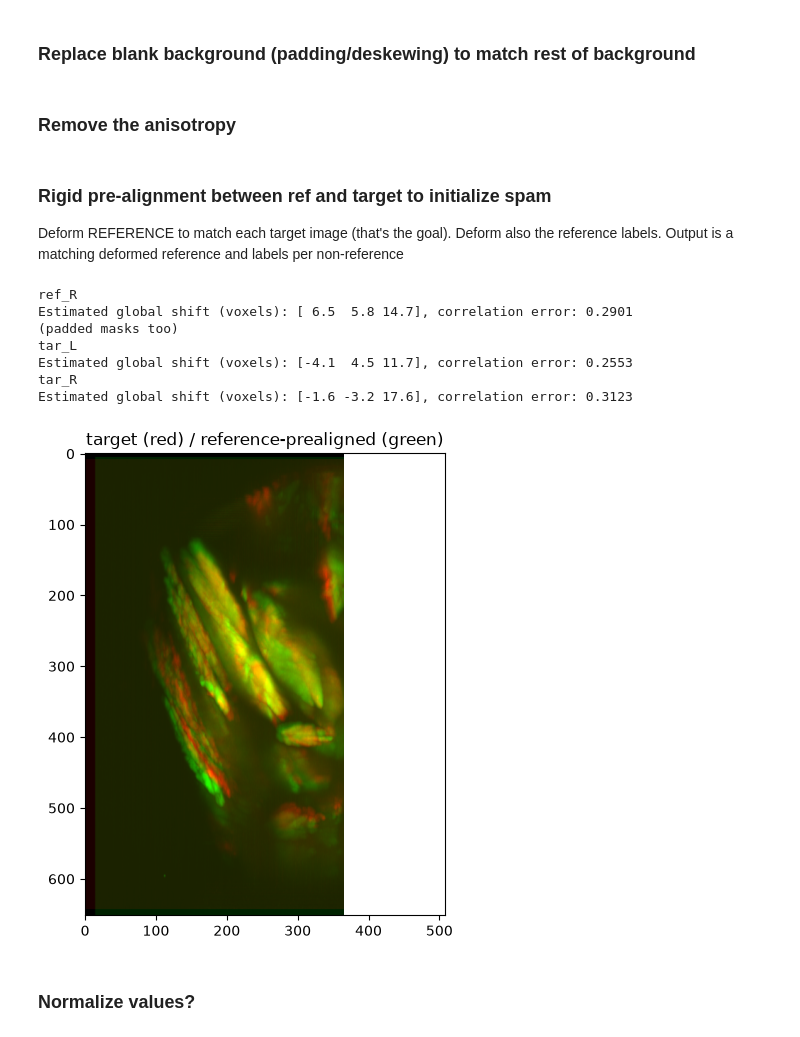
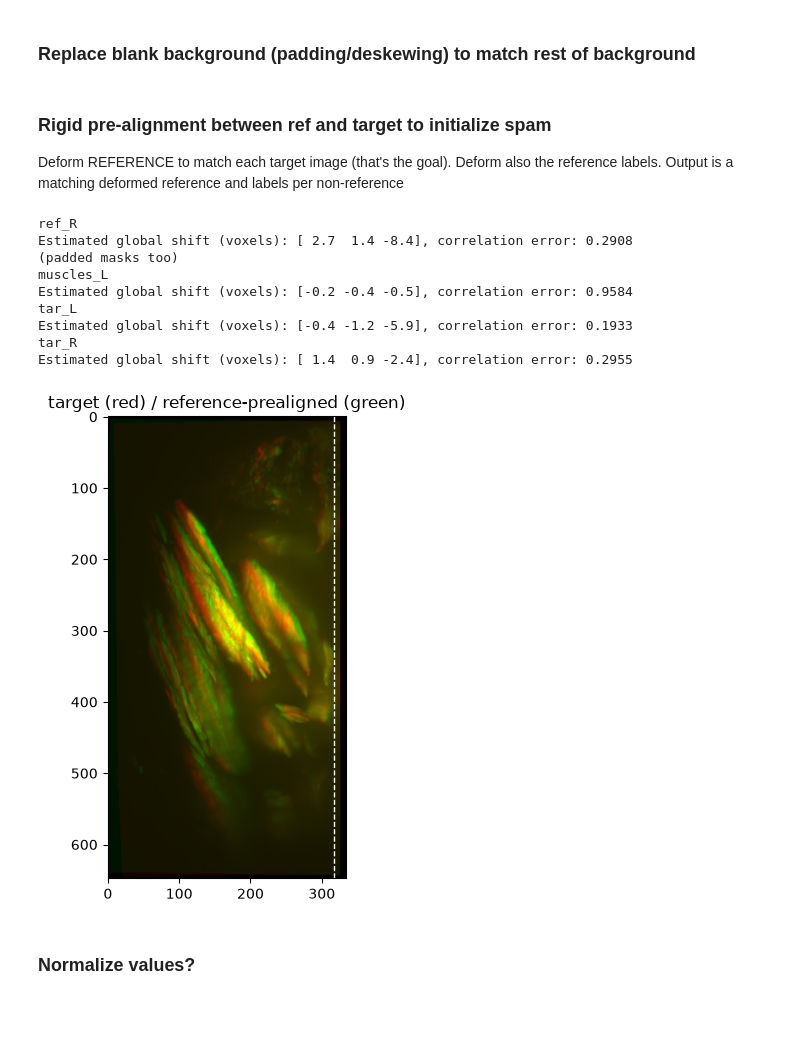
Before and after one commit to azmaite/Devel, a Jupyter notebook: Pupa_muscle_imaging/SPAM_registration/spam_pipeline.ipynb, the cells around one changed output. Cells and saved outputs as stored; diff of their text form; code cells hidden in the pictures; blank space fills up the shorter version.

```diff
--- a/Pupa_muscle_imaging/SPAM_registration/spam_pipeline.ipynb
+++ b/Pupa_muscle_imaging/SPAM_registration/spam_pipeline.ipynb
@@ -42,14 +42,14 @@ folder_tar = main_path / '260422_V-7_MHC-GCaMP8m_SCAPE' / 'sample1_run12'
 # %%
 # load the reference and target images and voxel ratio
 PROJECTION_FILE_NAME = "projection_images.h5"
-PROJ_TYPE = 'max_proj'
+PROJ_TYPE = 'min_proj'
 
-h5_path_ref = folder_ref / PROJECTION_FILE_NAME
+h5_path_ref = folder_ref / 'analysis' / PROJECTION_FILE_NAME
 with h5py.File(h5_path_ref, 'r') as f:
     proj_ref = f[PROJ_TYPE][:]
     voxel_sizes_ref = f['voxel_sizes_xyz'][:]
 
-h5_path_tar = folder_tar / PROJECTION_FILE_NAME
+h5_path_tar = folder_tar / 'analysis' / PROJECTION_FILE_NAME
 with h5py.File(h5_path_tar, 'r') as f:
     proj_tar = f[PROJ_TYPE][:]
     voxel_sizes_tar = f['voxel_sizes_xyz'][:]
@@ -347,13 +666,14 @@ Fitted midplane: tilt to axis 0 = 0.09 deg, tilt to axis 1 = -0.11 deg, offset a
 # %%
 # CHECK SYMMETRY PLANE IS CORRECT
-# mirror image and superimpose in red/green
+# mirror image and superimpose in red/green, for the reference and the target
+# (isotropic voxels, so no aspect correction needed; projection along axis 0)
 
-proj_mirrored_ref = mirror_volume(proj_ref, theta_1_ref, theta_2_ref, offset_axis2_ref)
-overlay = red_green_overlay(np.max(proj_ref, axis=PROJ_AX), np.max(proj_mirrored_ref, axis=PROJ_AX), vmin=4.5)
-
-plt.figure(figsize=[6, 6])
-plt.imshow(overlay, aspect=ASPECT_XY_REF)
-plt.axvline(offset_axis2_ref, color='w', ls='--', lw=1)  # axis 2 maps to the image's x-axis here
-plt.title('reference (red) / mirrored (green)')
+fig, axes = plt.subplots(1, 2, figsize=[12, 6])
+for ax, key, plane in zip(axes, ['ref', 'tar'], [plane_ref, plane_tar]):
+    mirrored = mirror_volume(iso[key], *plane)
+    overlay = red_green_overlay(np.max(iso[key], axis=0), np.max(mirrored, axis=0), vmin=4.5)
+    ax.imshow(overlay)
+    ax.plot(*plane_line_in_projection(iso[key].shape, *plane), color='w', ls='--', lw=1)
+    ax.set_title(f'{key} (red) / mirrored (green)')
 plt.show()
 # %% [output]
@@ -408,2 +729,0 @@ hemi_filled = {key: (img if key.startswith('masks') else replace_blank_backgroun
-# %% [markdown]
-### Remove the anisotropy
@@ -518,19 +783,22 @@ from scipy.ndimage import shift as ndi_shift
 
 ref_id = 'ref_L'
 lab_id = 'masks_' + ref_id[-1]
+muscle_id = 'muscles_' + ref_id[-1]
 tar_prealigned = {}
 ref_prealigned = {}
 lab_prealigned = {}
+muscle_prealigned = {}
 
-for id in hemi_iso.keys():
+for id in hemi.keys():
     if id == ref_id or 'masks' in id:
         continue
 
     # pad/crop images to match shape
-    final_shape = np.max([hemi_iso[id].shape, hemi_iso[ref_id].shape], 0)
-    tar_padded = pad_or_crop_to_shape(hemi_iso[id], final_shape)
-    ref_padded = pad_or_crop_to_shape(hemi_iso[ref_id], final_shape)
-    lab_padded = pad_or_crop_to_shape(hemi_iso[lab_id], final_shape)
+    final_shape = np.max([hemi[id].shape, hemi[ref_id].shape], 0)
+    tar_padded = pad_or_crop_to_shape(hemi[id], final_shape)
+    ref_padded = pad_or_crop_to_shape(hemi[ref_id], final_shape)
+    lab_padded = pad_or_crop_to_shape(hemi[lab_id], final_shape)
+    muscle_padded = pad_or_crop_to_shape(hemi[muscle_id], final_shape)
 
     # calculate rigid pre-alignment (of reference to target)
     global_shift, error, _ = phase_cross_correlation(
@@ -540,34 +808,37 @@ for id in hemi_iso.keys():
     print(id)
     print(f'Estimated global shift (voxels): {global_shift}, correlation error: {error:.4f}')
 
-    # deform reference and reference masks to match target
+    # deform reference and reference masks to match target (muscles too)
     ref_prealigned[id] = ndi_shift(ref_padded, shift=global_shift, order=1, mode='constant', cval=0)
     lab_prealigned[id] = ndi_shift(lab_padded, shift=global_shift, order=0, mode='constant', cval=0)
+    muscle_prealigned[id] = ndi_shift(muscle_padded, shift=global_shift, order=0, mode='constant', cval=0)
     # padded target
     tar_prealigned[id] = tar_padded
     if 'ref' in id:
-        tar_prealigned['masks_'+id[-1]] = pad_or_crop_to_shape(hemi_iso['masks_'+id[-1]], final_shape)
+        tar_prealigned['masks_'+id[-1]] = pad_or_crop_to_shape(hemi['masks_'+id[-1]], final_shape)
         print('(padded masks too)')
 # %% [output]
 ref_R
-Estimated global shift (voxels): [ 6.5  5.8 14.7], correlation error: 0.2901
+Estimated global shift (voxels): [ 2.7  1.4 -8.4], correlation error: 0.2908
 (padded masks too)
+muscles_L
+Estimated global shift (voxels): [-0.2 -0.4 -0.5], correlation error: 0.9584
 tar_L
-Estimated global shift (voxels): [-4.1  4.5 11.7], correlation error: 0.2553
+Estimated global shift (voxels): [-0.4 -1.2 -5.9], correlation error: 0.1933
 tar_R
-Estimated global shift (voxels): [-1.6 -3.2 17.6], correlation error: 0.3123
+Estimated global shift (voxels): [ 1.4  0.9 -2.4], correlation error: 0.2955
 # %%
 # CHECK rigid pre-alignment
-id = 'tar_L'
+id = 'ref_R'
 overlay = red_green_overlay(np.max(tar_prealigned[id], axis=PROJ_AX), np.max(ref_prealigned[id], axis=PROJ_AX), vmin=4.5)
 
 plt.figure(figsize=[6, 6])
 plt.imshow(overlay)
 plt.axvline(offset_axis2_tar, color='w', ls='--', lw=1)  # axis 2 maps to the image's x-axis here
 plt.title('target (red) / reference-prealigned (green)')
 plt.show()
 # %% [output]
-[figure, old version]
+[figure, new version]
 # %% [markdown]
 ### Normalize values?
 # %%
```
Also changed, not shown: parts of 20 cells of this notebook, 1 other file.
